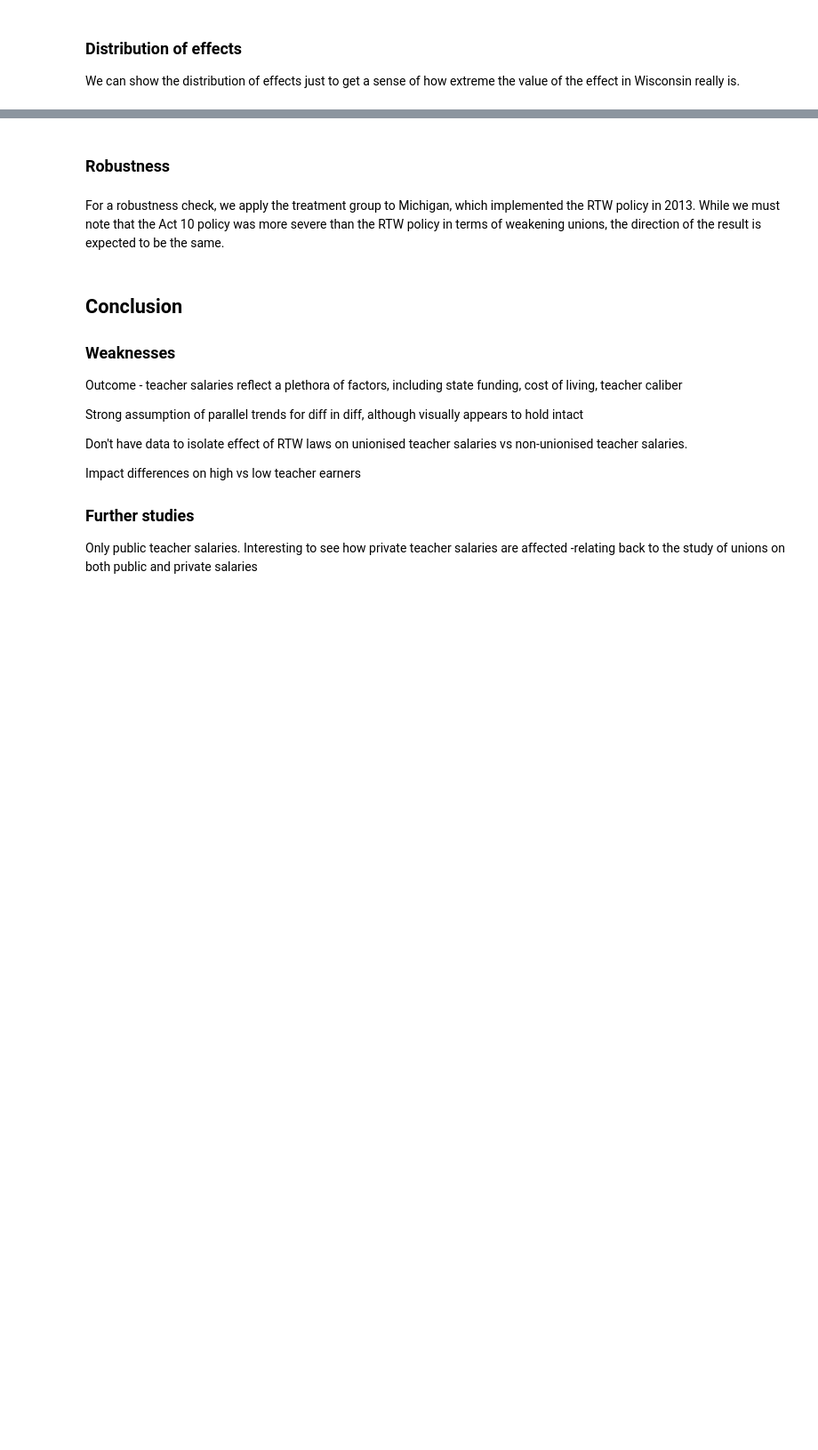
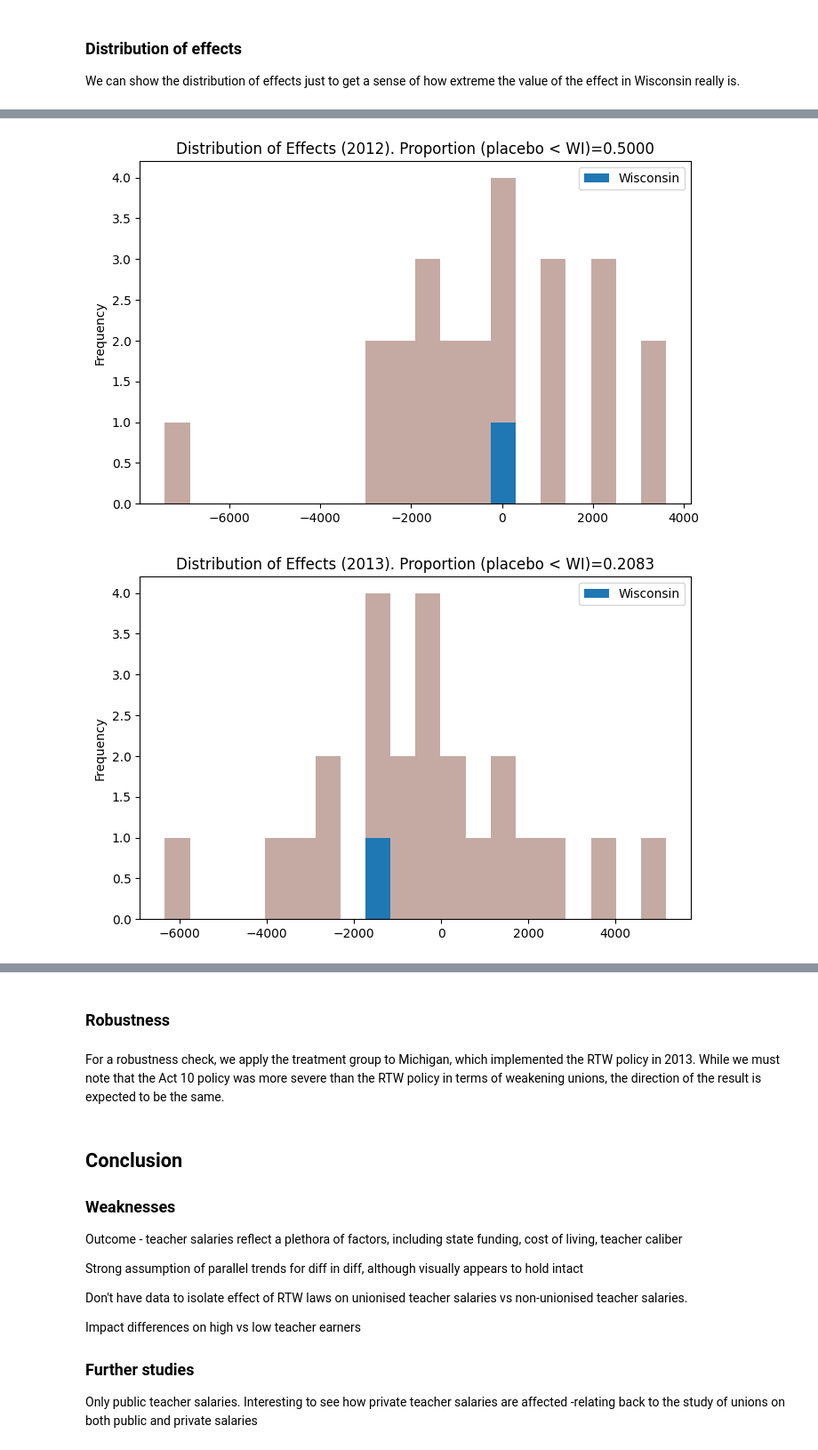
Before and after one commit to ricochn02/526-project, a Jupyter notebook: report.ipynb, the cells around one changed output, grey strips where cells are left out. Shown: that part at 89% size. Saved outputs shown, nothing was run; the diff lists cells and outputs as text; code cells hidden in the pictures; blank space fills up the shorter version.

```diff
--- a/report.ipynb
+++ b/report.ipynb
@@ -372,0 +562,17 @@ We can show the distribution of effects just to get a sense of how extreme the v
+# %%
+for year in range(2012, 2018):
+    effects = df_treat_placebo.loc[df_treat_placebo["year"] == year, "te"].to_numpy()
+    wi_effect  = df_te_wi.loc[df_te_wi["year"] == year, "te"].iloc[0]
+
+    p_less = np.mean(effects < wi_effect)
+
+    plt.figure(figsize=(8,5))
+    _, bins, _ = plt.hist(effects, bins=20, color="C5", alpha=0.5)
+    plt.hist([wi_effect], bins=bins, label="Wisconsin")
+    plt.ylabel("Frequency")
+    plt.title(f"Distribution of Effects ({year}). Proportion (placebo < WI)={p_less:.4f}")
+    plt.legend()
+    plt.show()
+# %% [output]
+[figure, added]
+[figure, added]
```
Also changed, not shown: parts of 21 cells of this notebook.
